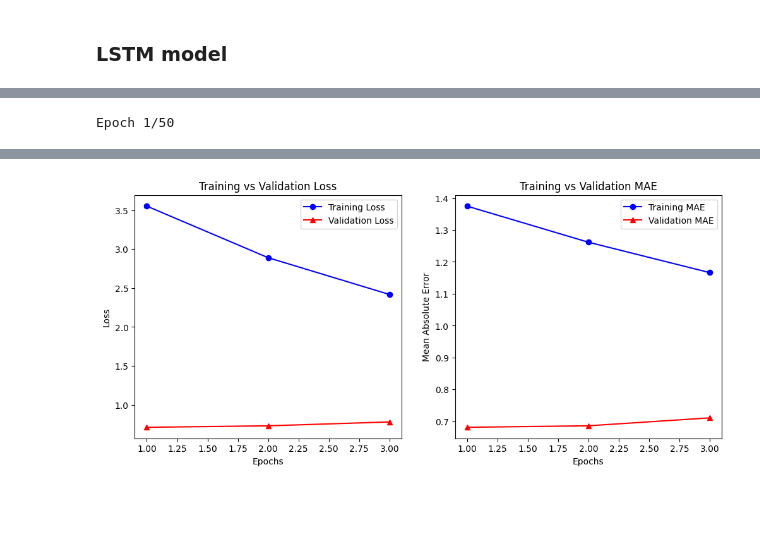
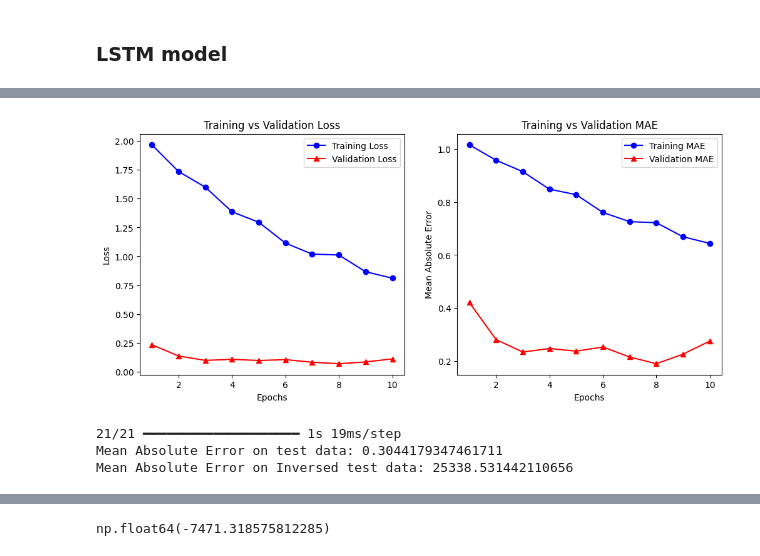
Before and after one commit to jigardonga105/Financial-Portfolio-Optimization, a Jupyter notebook: Models/lstm.ipynb, the cells around one changed output, grey strips where cells are left out. Cells and saved outputs as stored; diff of their text form; code cells hidden in the pictures; blank space fills up the shorter version.

Commit message:
Models

```diff
--- a/Models/lstm.ipynb
+++ b/Models/lstm.ipynb
@@ -26,8 +24,7 @@ import tensorflow.keras.backend as K
 indexes = []
 all_indexes = {}
 # %%
-index_excel_file = '../Data/Index_Data.xlsx'
-all_indexes = pd.read_excel(index_excel_file, sheet_name=None)
+all_indexes = pd.read_excel('../Data/Index_Data.xlsx', sheet_name=None)
 
 for sheet_name, df in all_indexes.items():
     indexes.append(sheet_name)
@@ -106,10 +142,15 @@ y_data = new_df['Close'].values.reshape(-1, 1)
 # %% [markdown]
 ### Data Normalization
 # %%
-scaler_features = StandardScaler()
-scaler_target = StandardScaler()
+scaler_features = MinMaxScaler()
+scaler_target = MinMaxScaler()
+# scaler_features = StandardScaler()
+# scaler_target = StandardScaler()
 scaled_X_data = scaler_features.fit_transform(X_data)
 scaled_y_data = scaler_target.fit_transform(y_data)
+
+# scaled_X_data = X_data
+# scaled_y_data = y_data
 # %% [markdown]
 ### Create Sequences
 # %%
@@ -202,15 +241,15 @@ def plot_loss_mae(history):
 
 inputs = Input(shape=(X_train.shape[1], X_train.shape[2]))
 
-x = LSTM(16, return_sequences=True, kernel_regularizer=l2(0.001))(inputs)
+x = LSTM(32, return_sequences=True, kernel_regularizer=l2(0.001))(inputs)
 x = Dropout(0.6)(x)
 x = BatchNormalization()(x)
 
-# x = LSTM(16, return_sequences=False)(x)
-# x = BatchNormalization()(x)
-# x = Dropout(0.4)(x)
+x = LSTM(32, return_sequences=False)(x)
+x = Dropout(0.4)(x)
+x = BatchNormalization()(x)
 
-x = Dense(8, activation='relu')(x)
+x = Dense(16, activation='relu')(x)
 x = Dropout(0.6)(x)
 
 output = Dense(1)(x)
@@ -236,4 +275,16 @@ history = model.fit(
 )
 
 plot_loss_mae(history)
+
+#Make predictions
+y_pred = model.predict(X_test)
+
+mae = mean_absolute_error(y_test, y_pred)
+print(f"Mean Absolute Error on test data: {mae}")
+
+y_pred_inverse = scaler_target.inverse_transform(y_pred)
+y_test_inverse = scaler_target.inverse_transform(y_test.reshape(-1, 1))
+
+mae = mean_absolute_error(y_test_inverse, y_pred_inverse)
+print(f"Mean Absolute Error on Inversed test data: {mae}")
 # %% [output]
@@ -242 +308,4 @@ WARNING:absl:There is a known slowdown when using v2.11+ Keras optimizers on M1/
+[figure, new version]
-Epoch 1/50
+21/21 ━━━━━━━━━━━━━━━━━━━━ 1s 19ms/step
+Mean Absolute Error on test data: 0.3044179347461711
+Mean Absolute Error on Inversed test data: 25338.531442110656
@@ -254 +311,0 @@ Epoch 3: ReduceLROnPlateau reducing learning rate to 1.4999999621068127e-05.
-[figure, old version]
@@ -268,0 +312,33 @@ print(f"Mean Absolute Error on Inversed test data: {mae}")
+# %%
+def calculate_r_squared(y_true, y_pred):
+    """
+    Calculate R-squared (R²) value manually.
+
+    Parameters:
+    - y_true: Actual values (true target variable values).
+    - y_pred: Predicted values (from your model).
+
+    Returns:
+    - R² value: Coefficient of determination.
+    """
+    # Convert to numpy arrays if not already in that format
+    y_true = np.array(y_true)
+    y_pred = np.array(y_pred)
+
+    # Calculate the mean of the actual values
+    y_mean = np.mean(y_true)
+
+    # Total sum of squares (TSS)
+    tss = np.sum((y_true - y_mean) ** 2)
+
+    # Residual sum of squares (RSS)
+    rss = np.sum((y_true - y_pred) ** 2)
+
+    # Calculate R-squared
+    r_squared = 1 - (rss / tss)
+
+    return r_squared
+
+calculate_r_squared(y_test, y_pred)
+# %% [output]
+np.float64(-7471.318575812285)
```
Also changed, not shown: parts of 10 cells of this notebook, 4 other files.
